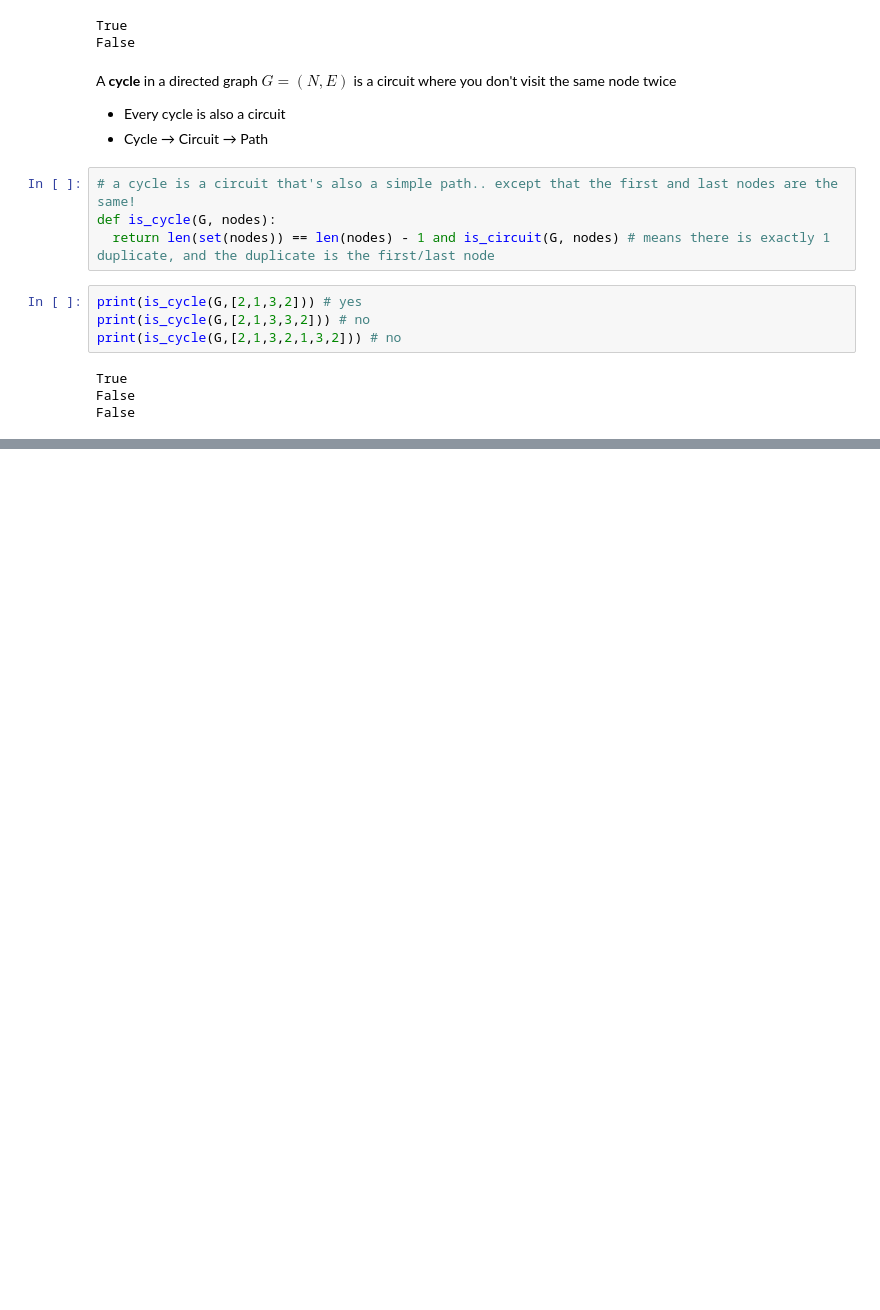
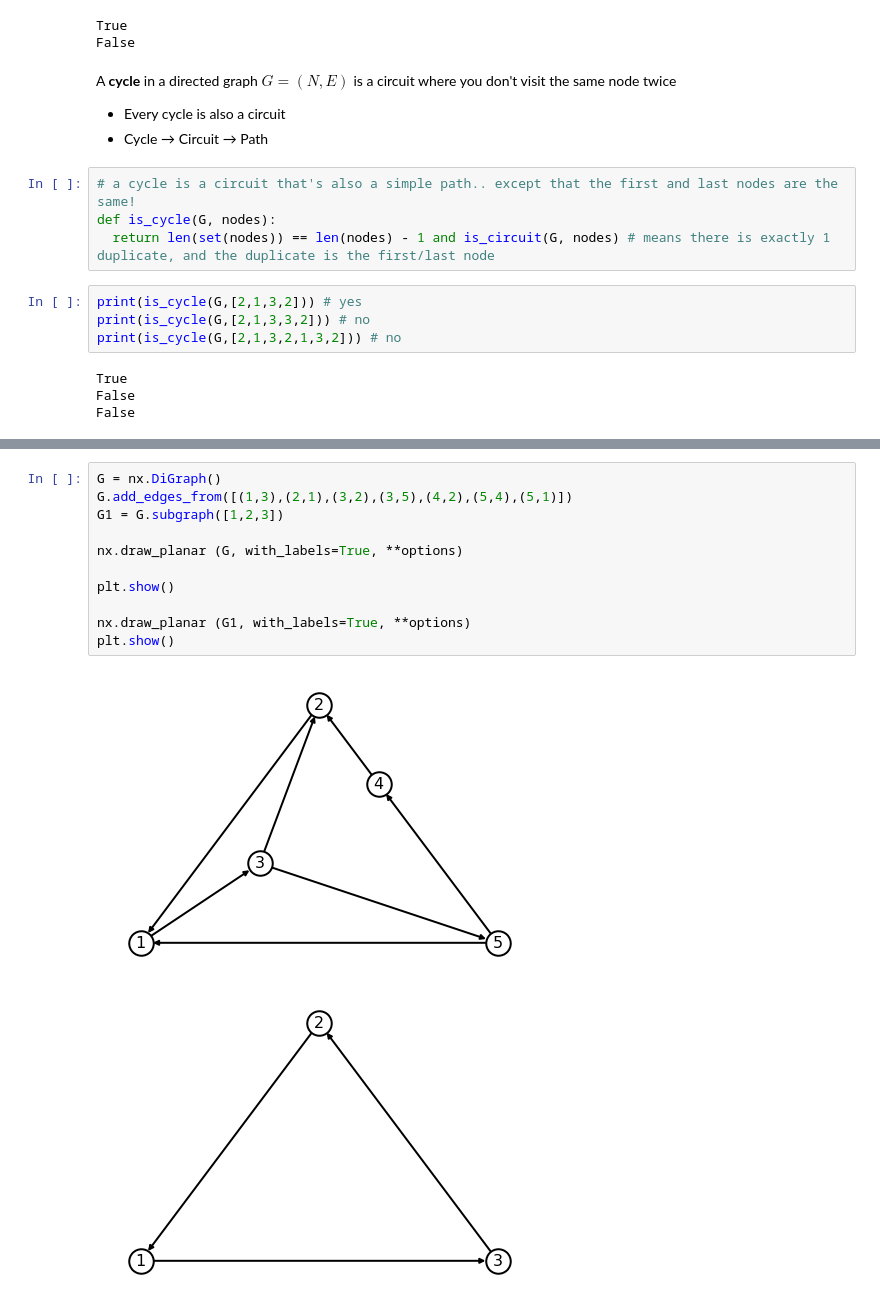
Before and after one commit to SteveR-Ncl/maths-colab-notebooks, a Jupyter notebook: Maths_graphs.ipynb, the cells around one changed output, grey strips where cells are left out. Saved outputs shown, nothing was run; the diff lists cells and outputs as text; blank space fills up the shorter version.

```diff
--- a/Maths_graphs.ipynb
+++ b/Maths_graphs.ipynb
@@ -158,0 +117,14 @@ False
+# %%
+G = nx.DiGraph()
+G.add_edges_from([(1,3),(2,1),(3,2),(3,5),(4,2),(5,4),(5,1)])
+G1 = G.subgraph([1,2,3])
+
+nx.draw_planar (G, with_labels=True, **options)
+
+plt.show()
+
+nx.draw_planar (G1, with_labels=True, **options)
+plt.show()
+# %% [output]
+[figure, added]
+[figure, added]
```
Also changed, not shown: parts of 17 cells of this notebook.
